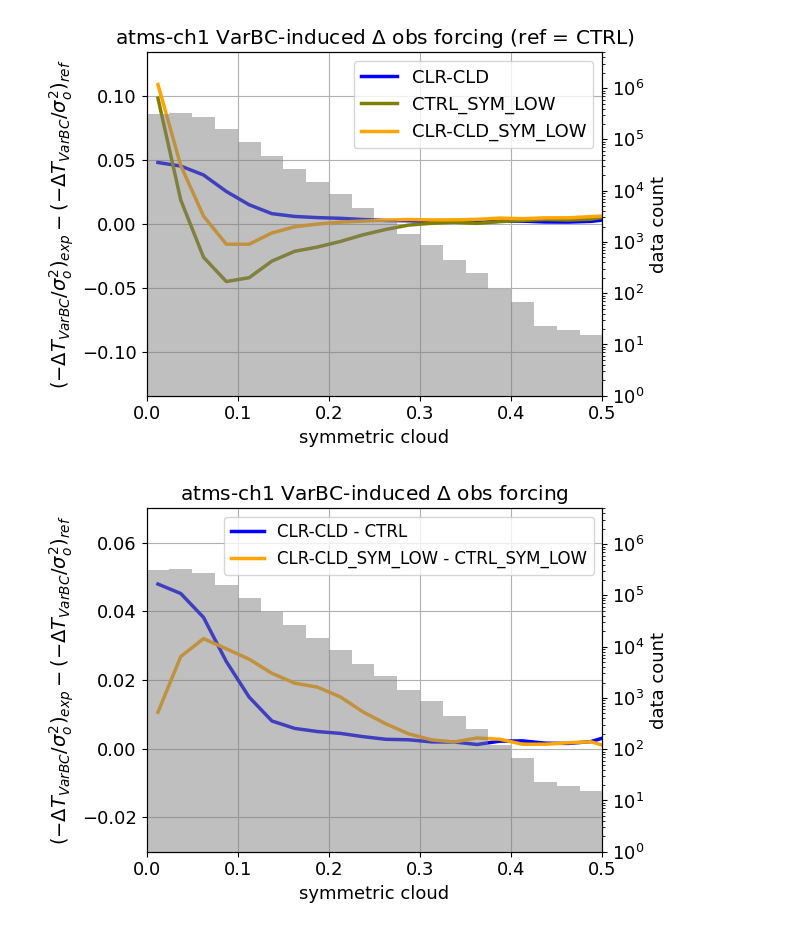
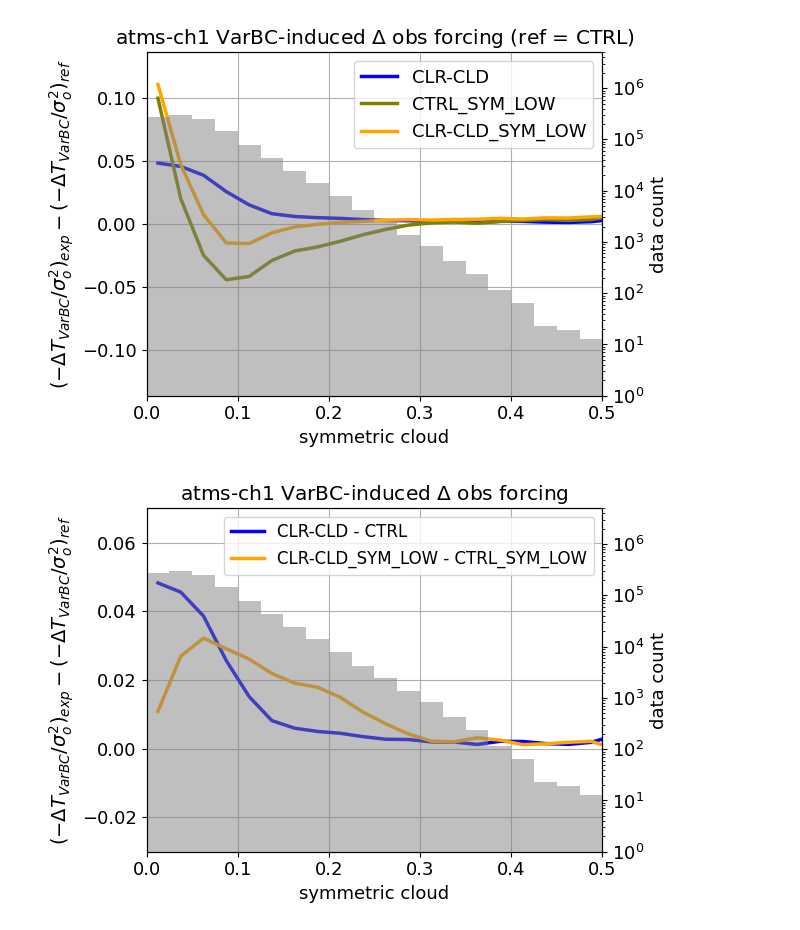
Before and after one commit to ChihChiHu1125/SHiELD_GSI_notebook, a Jupyter notebook: paper_use/varBC_and_omf_as_a_function_of_cloud--Figure14.ipynb, the cells around one changed output. Cells and saved outputs as stored; diff of their text form; code cells hidden in the pictures.

```diff
--- a/paper_use/varBC_and_omf_as_a_function_of_cloud--Figure14.ipynb
+++ b/paper_use/varBC_and_omf_as_a_function_of_cloud--Figure14.ipynb
@@ -27,9 +27,9 @@ exps = ['full_CTRL','full_clr_cld', 'full_CTRL_low_sym', 'full_low_sym_tri']
 expref = exps[0]
 expstr = '-'.join(exps)
 
-read_pkl = True
+read_pkl = False
 
-init_time  = datetime(2022, 6, 15,  0, 0, 0)  # Year, month, day, hour, minute, second
+init_time  = datetime(2022, 6, 20,  0, 0, 0)  # Year, month, day, hour, minute, second
 final_time = datetime(2022, 8, 10,  0, 0, 0)  # Year, month, day, hour, minute, second
 sdate = init_time.strftime('%Y%m%d')
 edate = final_time.strftime('%Y%m%d')
@@ -68,13 +68,12 @@ def smoothing(raw):
 #cloud_predictor_name = ['Obs Cloud']
 cloud_predictor_name = ['Symmetric Cloud','Model Cloud', 'Obs Cloud']
 
-save_figure = True
+save_figure = False
 fig_dir = f'/gpfs/f6/bil-coastal-gfdl/scratch/Chih-Chi.Hu/python_codes/figures/varBC_and_omf_vs_cloud_analysis/{expstr}'
 
 if save_figure:
-    if not os.path.exists(fig_dir):
-        os.makedirs(fig_dir)
-        print(f"Directory '{fig_dir}' created.")
+    os.makedirs(fig_dir, exist_ok=True)
+    print(f"Directory '{fig_dir}' created.")
 
 expshort = {'full_CTRL'      : 'CTRL',
             'full_clr_cld'   : 'CLR-CLD',
@@ -625,7 +635,7 @@ if save_figure:
 
 x_grid = 0.5*(x_cld[:-1] + x_cld[1:])
 
-save_figure = True
+save_figure = False
 
 fig, ax = plt.subplots(figsize=(6.5,4.5))
 
@@ -647,31 +657,31 @@ for e, exp in enumerate(exp_list):
                    - (smoothing(np.nanmean(dic_omfnorm[expref]['Symmetric Cloud'], axis=0)) - smoothing(np.nanmean(dic_omfnbcnorm[expref]['Symmetric Cloud'], axis=0)) )\
             ,linewidth=2.5, color=expcolor[exp], label=f'{expshort[exp]} - {expshort[expref]}')
 
 ax.tick_params(axis='both', labelsize=13)
 ax.set_xlabel('symmetric cloud', fontsize=13)
 ax.set_ylabel(rf'$(-\Delta T_{{VarBC}}/\sigma_o^2)_{{exp}} - (-\Delta T_{{VarBC}}/\sigma_o^2)_{{ref}}$', fontsize=14)
 if instrument == 'atms':
     ax.set_xlim([0, 0.5])
 
 #ymin = plt.gca().get_ylim()[0]*1.15
 #ymax = plt.gca().get_ylim()[1]*1.15
 #yrange = max(abs(ymin), abs(ymax))
 #ax.set_ylim(-yrange, yrange)
 ax.set_ylim(-0.03, 0.07)
 
 ax.grid(True)
 ax.set_title(rf'{instrument}-{channel} VarBC-induced $\Delta$ obs forcing',fontsize=14.5)
 ax.legend(loc='upper right', fontsize=12)
 
 ax2 = ax.twinx()
 ax2.bar(x_grid, np.sum(dic_ndata[exps[0]]['Symmetric Cloud'],axis=0), width=0.025, color=(0.5, 0.5, 0.5), alpha=0.5)
 ax2.set_yscale('log')
 ax2.set_ylim(1,5e6)
 ax2.set_ylabel('data count', fontsize=13)
 ax2.tick_params(axis='both', labelsize=13)
 
 plt.tight_layout()
 if save_figure:
     plt.savefig(f"{fig_dir}/varbc_inc_norm_{instrument}_{channel}_{'-'.join(exp_list)}.png", dpi=300, bbox_inches='tight')
 # %% [output]
-[figure, old version]
+[figure, new version]
```
Also changed, not shown: parts of 7 cells of this notebook, 4 other files.
